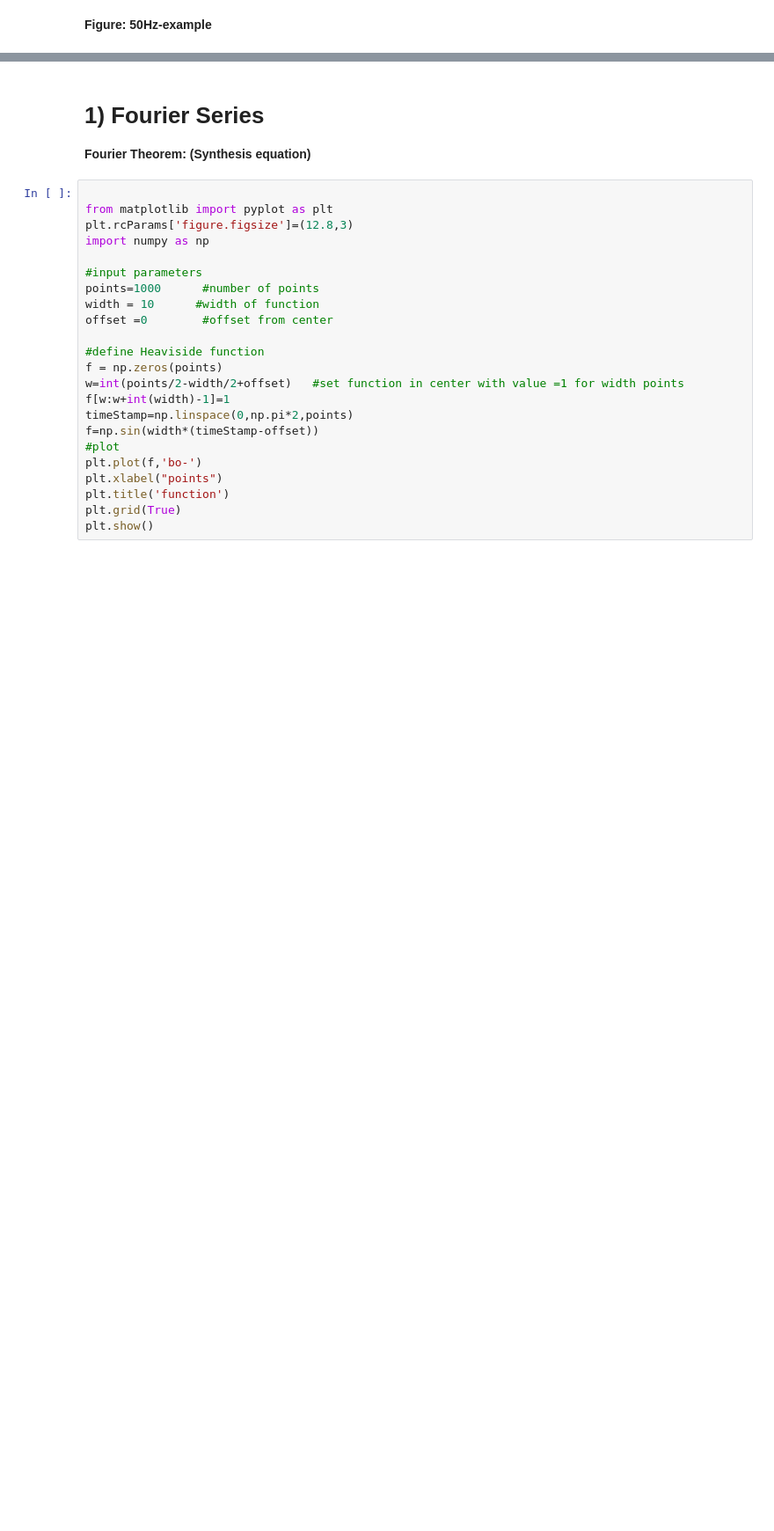
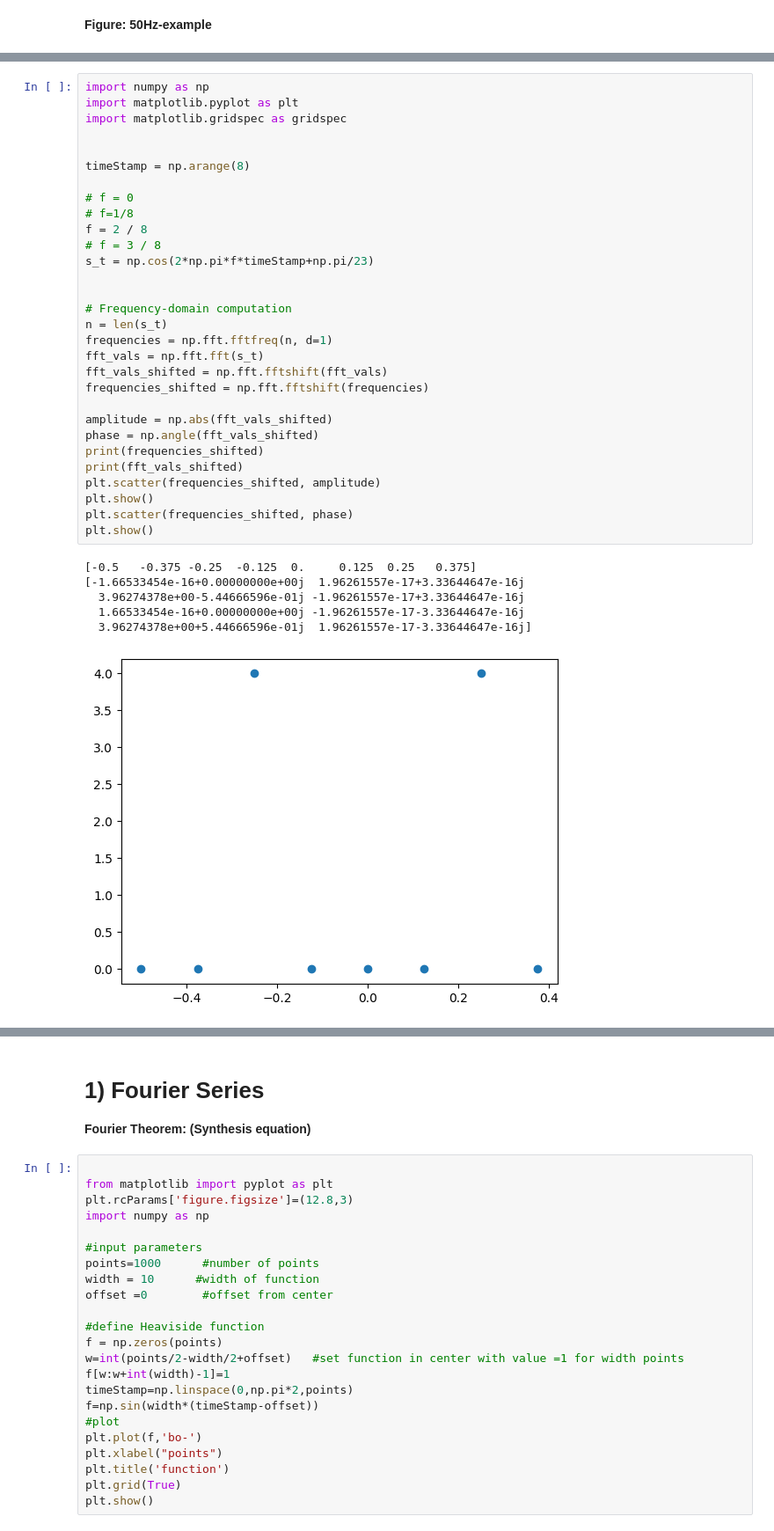
Before and after one commit to Yuzhe98/Lab-Course-Magnetic-Resonance, a Jupyter notebook: src/FT-and-NMR.ipynb, the cells around one changed output, grey strips where cells are left out. Shown at 88% size. Cells and saved outputs as stored; diff of their text form; blank space fills up the shorter version.

```diff
--- a/src/FT-and-NMR.ipynb
+++ b/src/FT-and-NMR.ipynb
@@ -137,0 +326,37 @@ plt.show()
+# %%
+import numpy as np
+import matplotlib.pyplot as plt
+import matplotlib.gridspec as gridspec
+
+
+timeStamp = np.arange(8)
+
+# f = 0
+# f=1/8
+f = 2 / 8
+# f = 3 / 8
+s_t = np.cos(2*np.pi*f*timeStamp+np.pi/23)
+
+
+# Frequency-domain computation
+n = len(s_t)
+frequencies = np.fft.fftfreq(n, d=1)
+fft_vals = np.fft.fft(s_t)
+fft_vals_shifted = np.fft.fftshift(fft_vals)
+frequencies_shifted = np.fft.fftshift(frequencies)
+
+amplitude = np.abs(fft_vals_shifted)
+phase = np.angle(fft_vals_shifted)
+print(frequencies_shifted)
+print(fft_vals_shifted)
+plt.scatter(frequencies_shifted, amplitude)
+plt.show()
+plt.scatter(frequencies_shifted, phase)
+plt.show()
+# %% [output]
+[-0.5   -0.375 -0.25  -0.125  0.     0.125  0.25   0.375]
+[-1.66533454e-16+0.00000000e+00j  1.96261557e-17+3.33644647e-16j
+  3.96274378e+00-5.44666596e-01j -1.96261557e-17+3.33644647e-16j
+  1.66533454e-16+0.00000000e+00j -1.96261557e-17-3.33644647e-16j
+  3.96274378e+00+5.44666596e-01j  1.96261557e-17-3.33644647e-16j]
+[figure, added]
```
Also changed, not shown: parts of 4 cells of this notebook.
